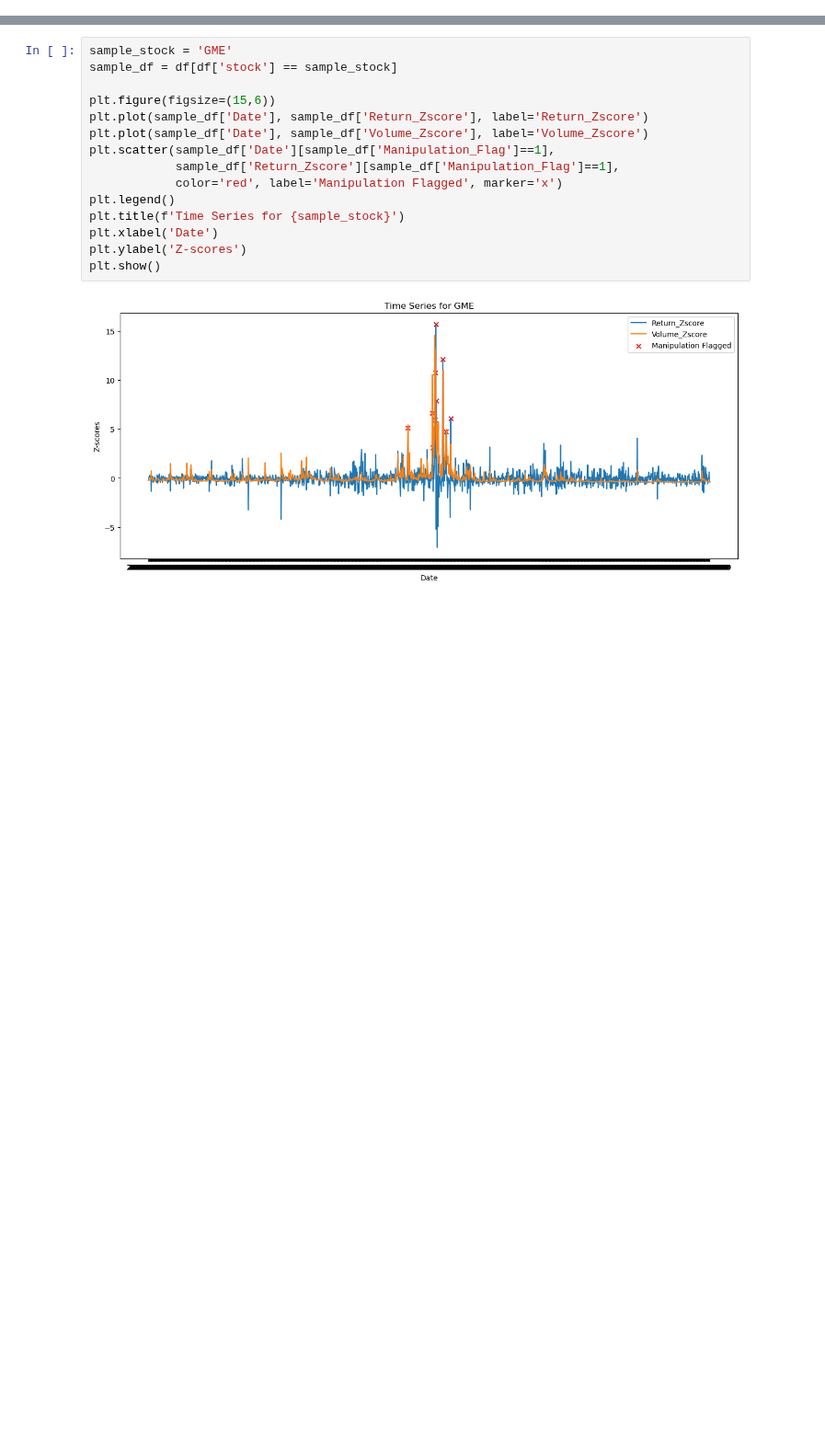
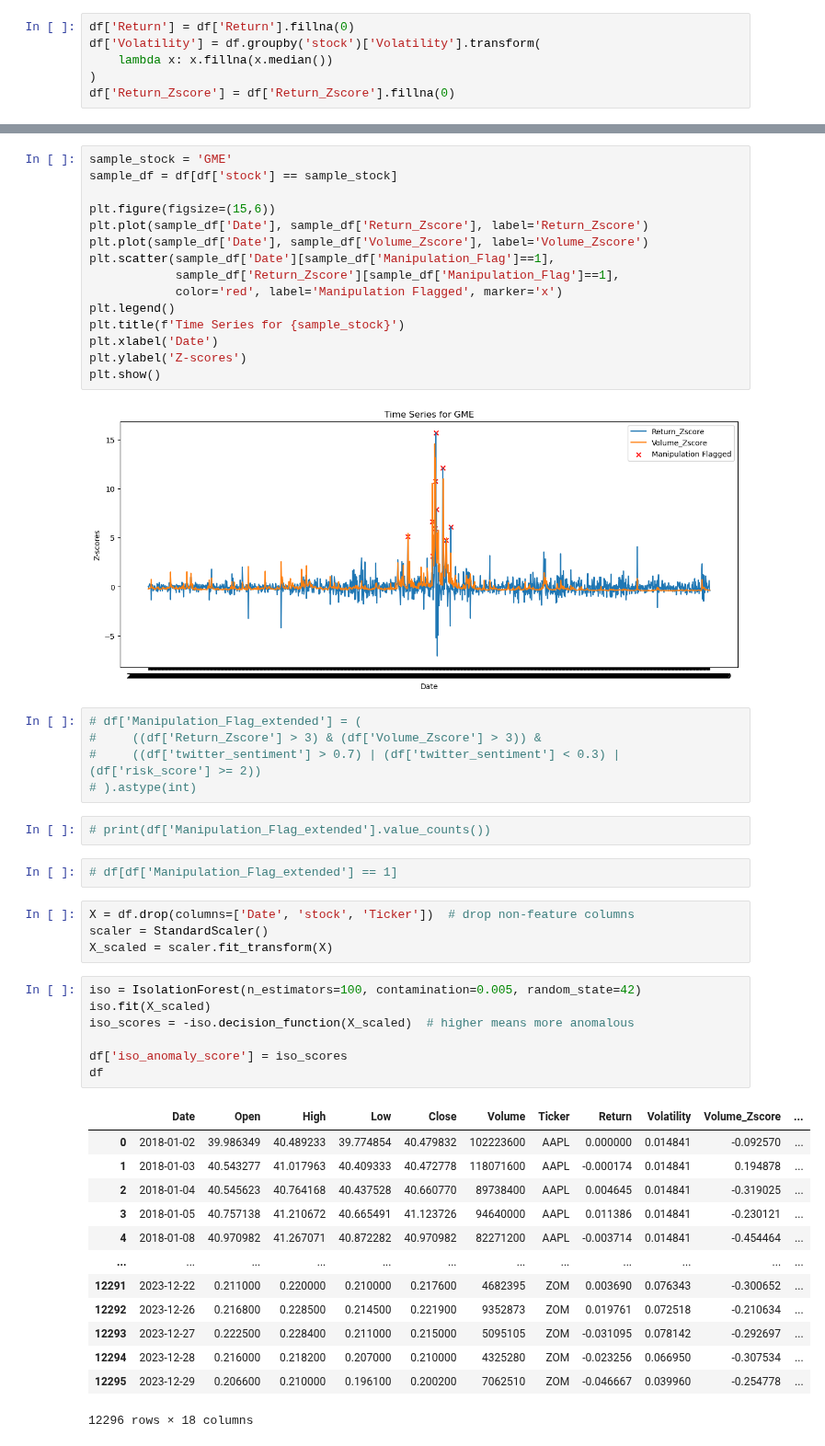
Before and after one commit to ansh2607/capstone2025-aggarwal-StockMarketManipulationDetection, a Jupyter notebook: EDA.ipynb, the cells around one changed output, grey strips where cells are left out. Shown at 92% size. Cells and saved outputs as stored; diff of their text form; blank space fills up the shorter version.

Commit message:
anomaly detection

```diff
--- a/EDA.ipynb
+++ b/EDA.ipynb
@@ -12,6 +19,12 @@ df.head()
 | 2 | 2018-01-04 | 40.545623 | 40.764168 | 40.437528 | 40.660770 | 89738400 | AAPL | 0.004645 | NaN | -0.319025 | ... |
 | 3 | 2018-01-05 | 40.757138 | 41.210672 | 40.665491 | 41.123726 | 94640000 | AAPL | 0.011386 | NaN | -0.230121 | ... |
 | 4 | 2018-01-08 | 40.970982 | 41.267071 | 40.872282 | 40.970982 | 82271200 | AAPL | -0.003714 | NaN | -0.454464 | ... |
+# %%
+df['Return'] = df['Return'].fillna(0)
+df['Volatility'] = df.groupby('stock')['Volatility'].transform(
+    lambda x: x.fillna(x.median())
+)
+df['Return_Zscore'] = df['Return_Zscore'].fillna(0)
 # %%
 print("\nMissing Values per Column:\n", df.isnull().sum())
 # %% [output]
@@ -86,3 +85,37 @@ plt.ylabel('Z-scores')
 plt.show()
 # %% [output]
 [figure]
+# %%
+# df['Manipulation_Flag_extended'] = (
+#     ((df['Return_Zscore'] > 3) & (df['Volume_Zscore'] > 3)) &
+#     ((df['twitter_sentiment'] > 0.7) | (df['twitter_sentiment'] < 0.3) | (df['risk_score'] >= 2))
+# ).astype(int)
+# %%
+# print(df['Manipulation_Flag_extended'].value_counts())
+# %%
+# df[df['Manipulation_Flag_extended'] == 1]
+# %%
+X = df.drop(columns=['Date', 'stock', 'Ticker'])  # drop non-feature columns
+scaler = StandardScaler()
+X_scaled = scaler.fit_transform(X)
+# %%
+iso = IsolationForest(n_estimators=100, contamination=0.005, random_state=42)
+iso.fit(X_scaled)
+iso_scores = -iso.decision_function(X_scaled)  # higher means more anomalous
+
+df['iso_anomaly_score'] = iso_scores
+df
+# %% [output]
+|  | Date | Open | High | Low | Close | Volume | Ticker | Return | Volatility | Volume_Zscore | ... |
+| 0 | 2018-01-02 | 39.986349 | 40.489233 | 39.774854 | 40.479832 | 102223600 | AAPL | 0.000000 | 0.014841 | -0.092570 | ... |
+| 1 | 2018-01-03 | 40.543277 | 41.017963 | 40.409333 | 40.472778 | 118071600 | AAPL | -0.000174 | 0.014841 | 0.194878 | ... |
+| 2 | 2018-01-04 | 40.545623 | 40.764168 | 40.437528 | 40.660770 | 89738400 | AAPL | 0.004645 | 0.014841 | -0.319025 | ... |
+| 3 | 2018-01-05 | 40.757138 | 41.210672 | 40.665491 | 41.123726 | 94640000 | AAPL | 0.011386 | 0.014841 | -0.230121 | ... |
+| 4 | 2018-01-08 | 40.970982 | 41.267071 | 40.872282 | 40.970982 | 82271200 | AAPL | -0.003714 | 0.014841 | -0.454464 | ... |
+| ... | ... | ... | ... | ... | ... | ... | ... | ... | ... | ... | ... |
+| 12291 | 2023-12-22 | 0.211000 | 0.220000 | 0.210000 | 0.217600 | 4682395 | ZOM | 0.003690 | 0.076343 | -0.300652 | ... |
+| 12292 | 2023-12-26 | 0.216800 | 0.228500 | 0.214500 | 0.221900 | 9352873 | ZOM | 0.019761 | 0.072518 | -0.210634 | ... |
+| 12293 | 2023-12-27 | 0.222500 | 0.228400 | 0.211000 | 0.215000 | 5095105 | ZOM | -0.031095 | 0.078142 | -0.292697 | ... |
+| 12294 | 2023-12-28 | 0.216000 | 0.218200 | 0.207000 | 0.210000 | 4325280 | ZOM | -0.023256 | 0.066950 | -0.307534 | ... |
+| 12295 | 2023-12-29 | 0.206600 | 0.210000 | 0.196100 | 0.200200 | 7062510 | ZOM | -0.046667 | 0.039960 | -0.254778 | ... |
+12296 rows × 18 columns
```
Also changed, not shown: parts of 5 cells of this notebook.
